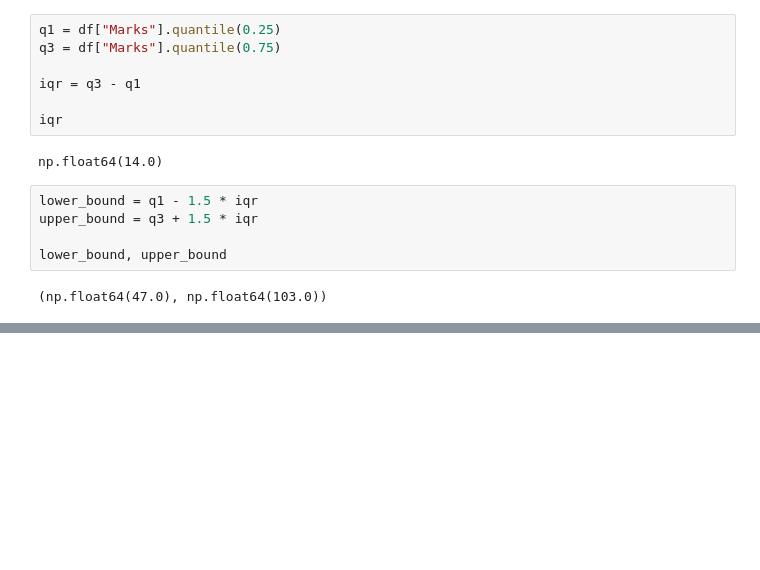
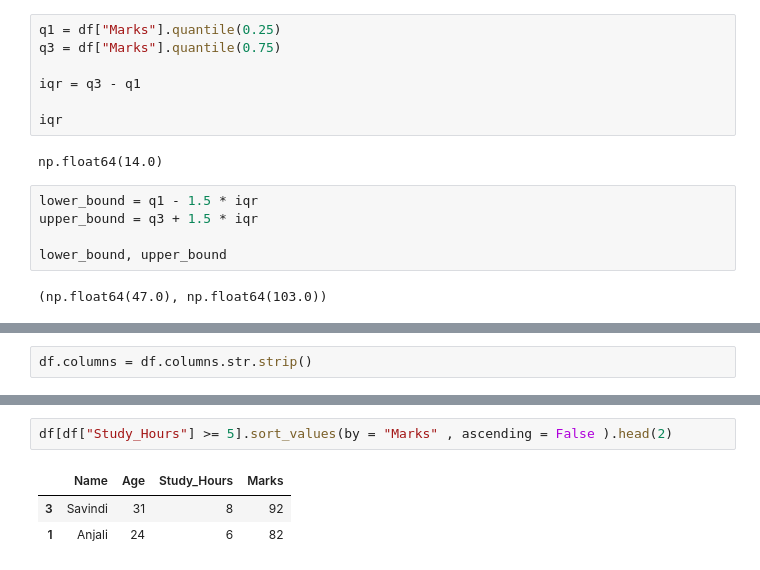
Before and after one commit to Anjula2001/study-research-agent, a Jupyter notebook: 04-Data-Analysis/data_analysis.ipynb, the cells around one changed output, grey strips where cells are left out. Cells and saved outputs as stored; diff of their text form; blank space fills up the shorter version.

```diff
--- a/04-Data-Analysis/data_analysis.ipynb
+++ b/04-Data-Analysis/data_analysis.ipynb
@@ -348,0 +360,2 @@ lower_bound, upper_bound
+# %%
+df.columns = df.columns.str.strip()
@@ -348,0 +452,6 @@ lower_bound, upper_bound
+# %%
+df[df["Study_Hours"] >= 5].sort_values(by = "Marks" , ascending = False ).head(2)
+# %% [output]
+|  | Name | Age | Study_Hours | Marks |
+| 3 | Savindi | 31 | 8 | 92 |
+| 1 | Anjali | 24 | 6 | 82 |
```
Also changed, not shown: parts of 12 cells of this notebook.
